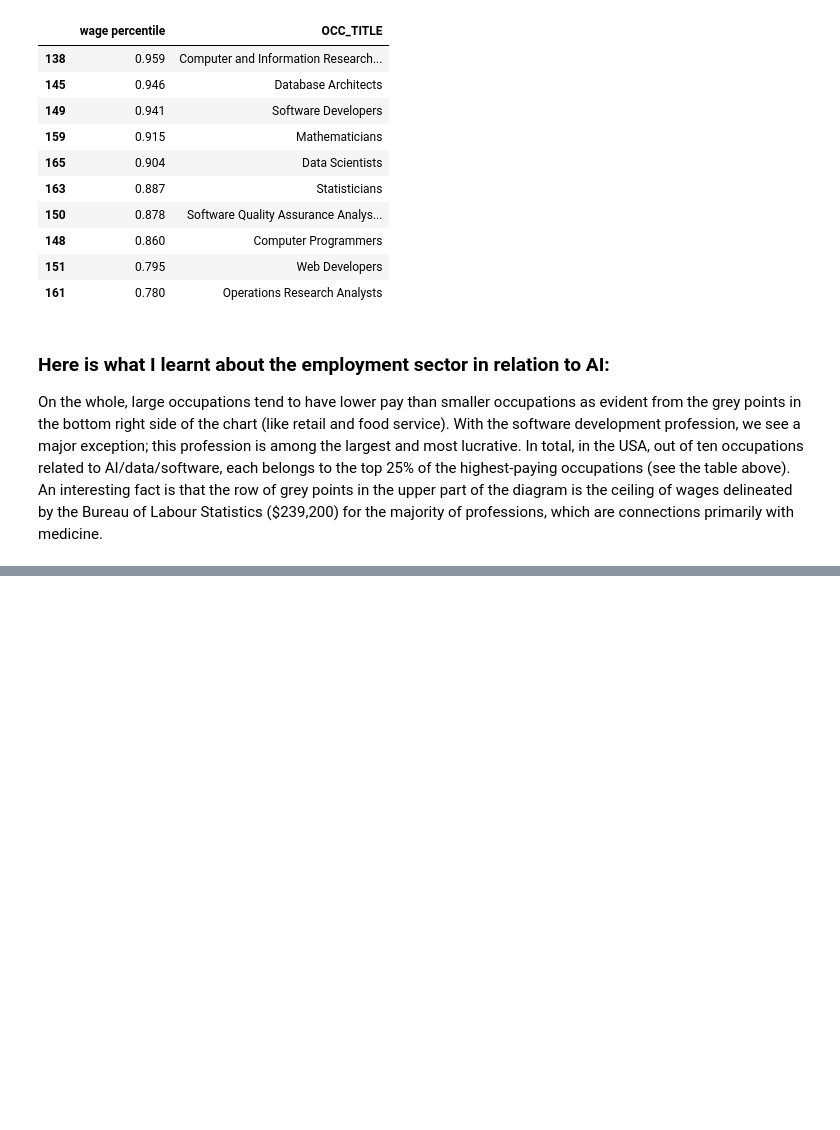
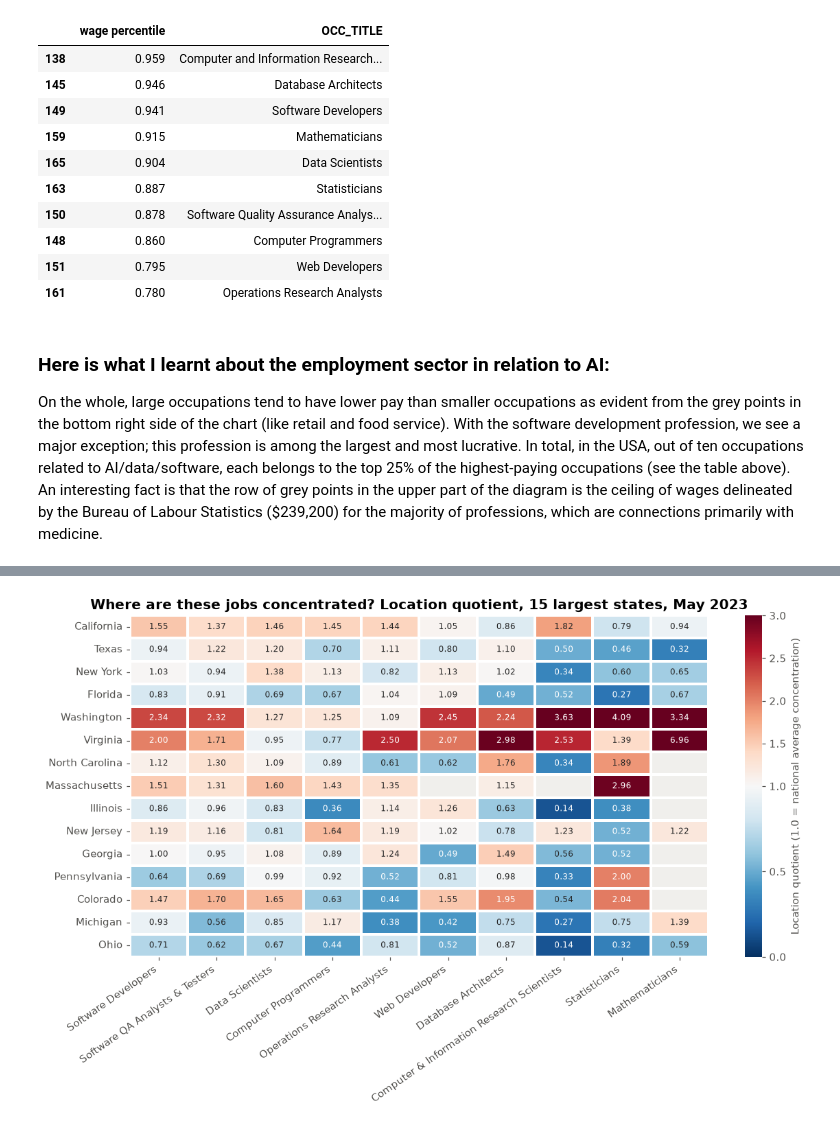
Before and after one commit to RhuanMendanha/CA01-Data-Visualisation-and-Communication-, a Jupyter notebook: CA01 - Employment Visualisation.ipynb, the cells around one changed output, grey strips where cells are left out. Cells and saved outputs as stored; diff of their text form; code cells hidden in the pictures; blank space fills up the shorter version.

Commit message:
add state location quotient heatmap

```diff
--- a/CA01 - Employment Visualisation.ipynb
+++ b/CA01 - Employment Visualisation.ipynb
@@ -286,0 +293,18 @@ In total, in the USA, out of ten occupations related to AI/data/software, each b
+# %%
+states = df[(df.AREA_TYPE == 2) & (df.OCC_CODE.isin(OCCUPATIONS))].merge(occ_map, left_on="OCC_CODE", right_index=True)
+top_states = states.groupby("AREA_TITLE").TOT_EMP.sum().nlargest(15).index
+order = ai.sort_values("TOT_EMP", ascending=False).OCC
+lq = (states[states.AREA_TITLE.isin(top_states)]
+      .pivot_table(index="AREA_TITLE", columns="OCC", values="LOC_QUOTIENT")
+      .reindex(index=top_states, columns=order))
+
+fig, ax = plt.subplots(figsize=(11, 7))
+sns.heatmap(lq, cmap="RdBu_r", norm=TwoSlopeNorm(vmin=0, vcenter=1, vmax=3), annot=True, fmt=".2f",
+            annot_kws=dict(fontsize=8), linewidths=1.5, linecolor="white",
+            cbar_kws=dict(label="Location quotient (1.0 = national average concentration)"), ax=ax)
+ax.set_facecolor("#f0efec"); ax.grid(False)
+ax.set_xlabel(""); ax.set_ylabel("")
+ax.set_title("Where are these jobs concentrated? Location quotient, 15 largest states, May 2023")
+plt.xticks(rotation=35, ha="right"); plt.tight_layout(); plt.show()
+# %% [output]
+[figure, added]
```
Also changed, not shown: parts of 2 cells of this notebook.
